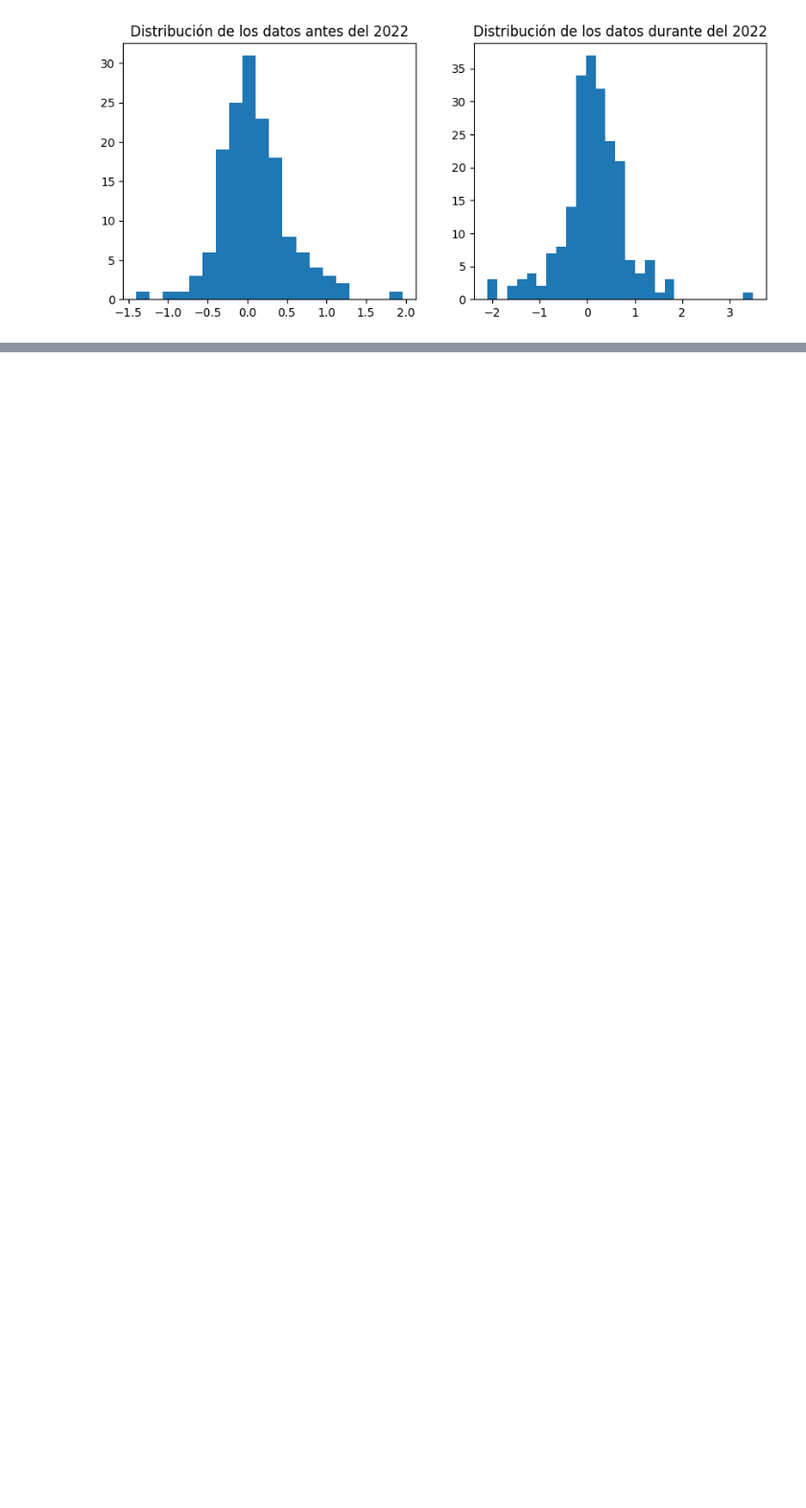
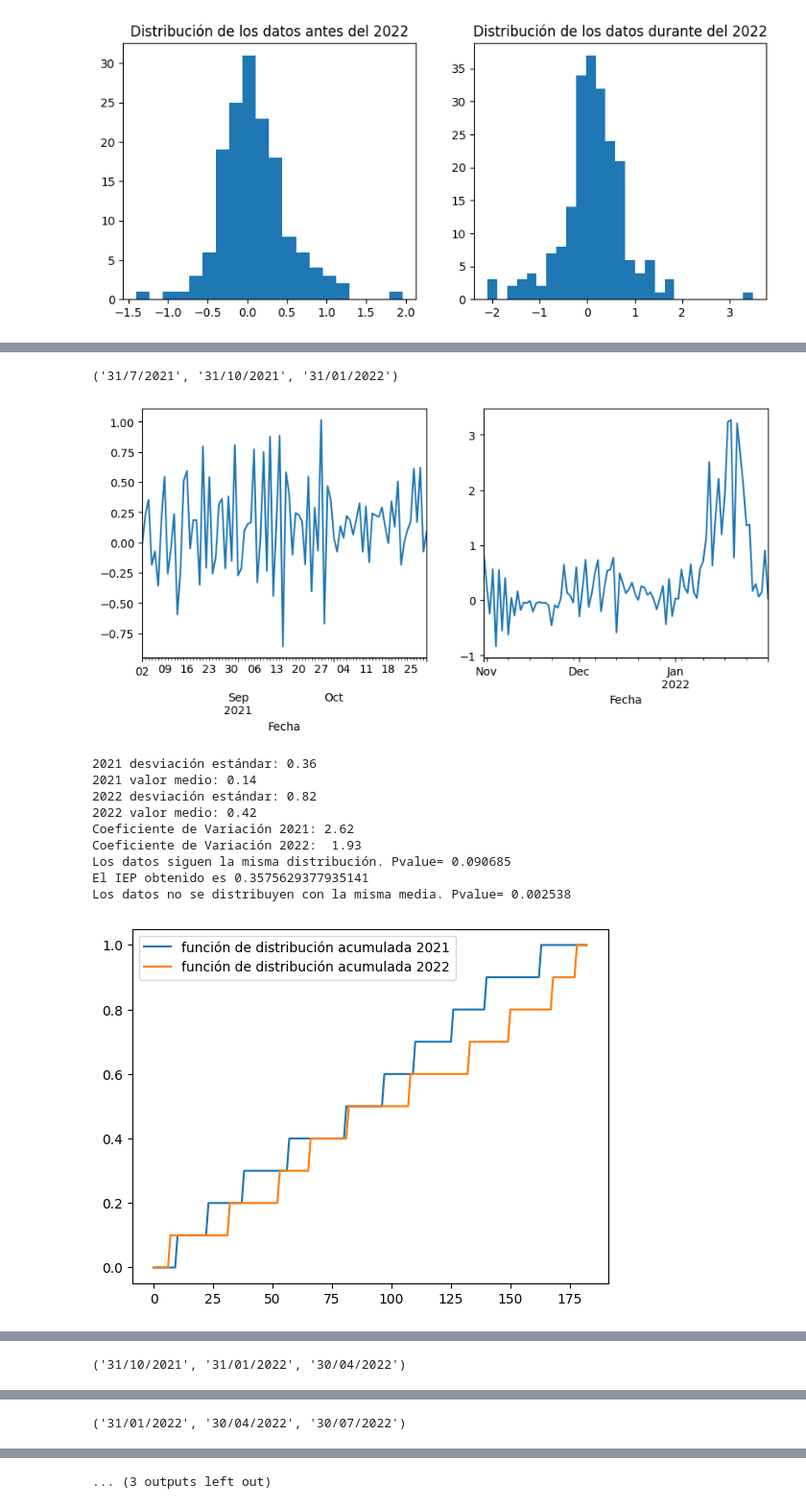
Before and after one commit to Datalis/tasa-jupyter, a Jupyter notebook: analisis.ipynb, the cells around one changed output, grey strips where cells are left out. Shown at 96% size. Saved outputs shown, nothing was run; the diff lists cells and outputs as text; code cells hidden in the pictures; blank space fills up the shorter version.

```diff
--- a/analisis.ipynb
+++ b/analisis.ipynb
@@ -155,7 +155,7 @@ print('2021 valor medio:', np.round(daily_mean_usd_2021.mean().values[0], 2))
 print('2022 desviación estándar:', np.round(daily_mean_usd_2022.std().values[0], 2))
 print('2022 valor medio:', np.round(daily_mean_usd_2022.mean().values[0], 2))
 
-cv = lambda x: np.std(x) / np.mean(x)
+cv = lambda x: np.std(x) / np.abs(np.mean(x))
 
 print('Coeficiente de Variación 2021:', np.round(cv(daily_mean_usd_2021).values[0], 2))
 print('Coeficiente de Variación 2022: ', np.round(cv(daily_mean_usd_2022).values[0], 2))
@@ -621,0 +685,17 @@ Interesante, los resultados cambiaron.
+# %%
+for t in time_test:
+    print(t)
+    all_test('USD', *t)
+# %% [output]
+('31/7/2021', '31/10/2021', '31/01/2022')
+[figure, added]
+2021 desviación estándar: 0.36
+2021 valor medio: 0.14
+2022 desviación estándar: 0.82
+2022 valor medio: 0.42
+Coeficiente de Variación 2021: 2.62
+Coeficiente de Variación 2022:  1.93
+Los datos siguen la misma distribución. Pvalue= 0.090685
+El IEP obtenido es 0.3575629377935141
+Los datos no se distribuyen con la misma media. Pvalue= 0.002538
+[figure, added]
@@ -621,0 +703 @@ Interesante, los resultados cambiaron.
+('31/10/2021', '31/01/2022', '30/04/2022')
@@ -621,0 +716 @@ Interesante, los resultados cambiaron.
+('31/01/2022', '30/04/2022', '30/07/2022')
@@ -621,0 +718 @@ Interesante, los resultados cambiaron.
+... (3 outputs left out)
```
Also changed, not shown: parts of 11 cells of this notebook.
